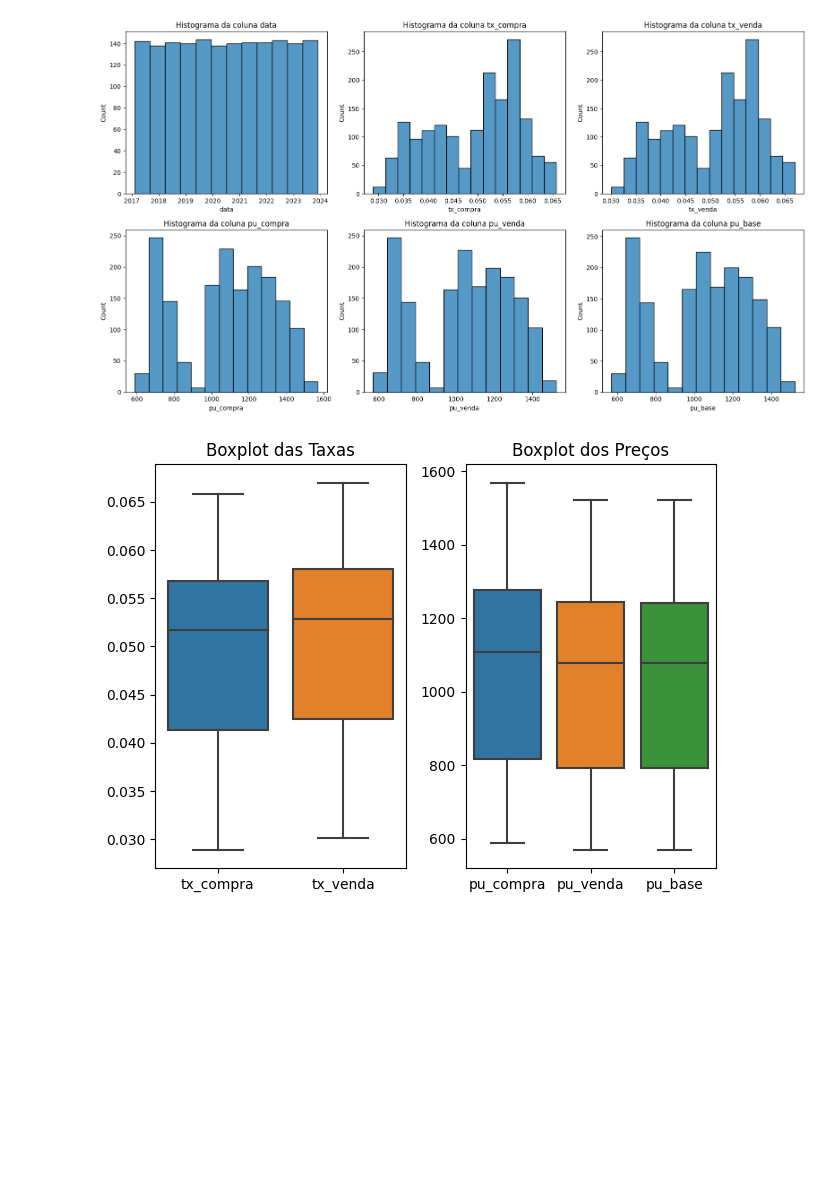
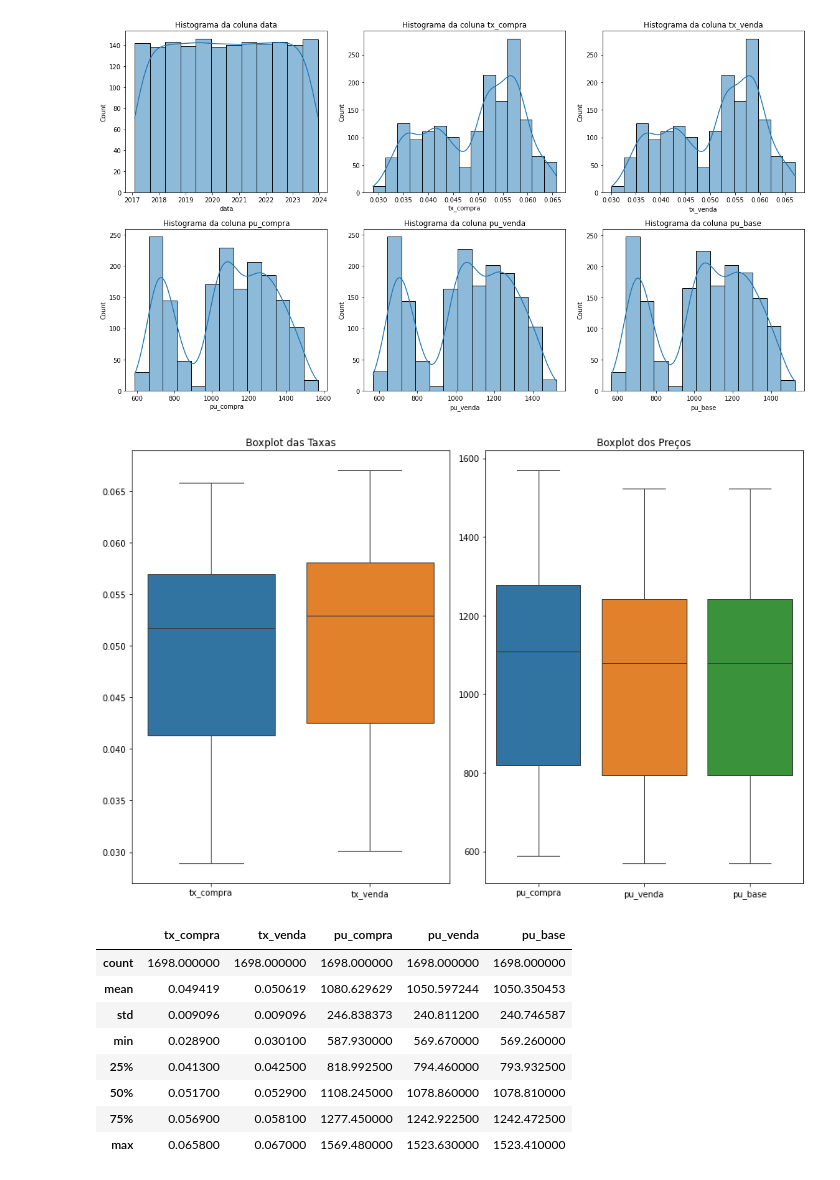
Before and after one commit to viniciussuares/portfolio, a Jupyter notebook: TesouroIPCA2045/EDA.ipynb, the cells around one changed output. Drawn from its saved outputs; the diff is of its cells as text; code cells hidden in the pictures; blank space fills up the shorter version.

```diff
--- a/TesouroIPCA2045/EDA.ipynb
+++ b/TesouroIPCA2045/EDA.ipynb
@@ -70,28 +86,39 @@ axes = axes.ravel()
 
 for i, coluna in enumerate(df.columns):
   ax = axes[i]
-  sns.histplot(df[coluna], ax=ax)
+  sns.histplot(df[coluna], ax=ax, kde=True)
   ax.set_title(f'Histograma da coluna {coluna}')
 
 plt.tight_layout()
 plt.show()
 # %% [output]
-[figure, old version]
+[figure, new version]
 # %%
-# Boxplot para visualizar distribuição numericamente
+# Boxplot para visualizar distribuição numericamente, seguido por df.describe()
 df_taxas = df.iloc[:,1:3]
 df_precos = df.iloc[:, 3:]
 
-fig, axes = plt.subplots(1, 2)
+fig, axes = plt.subplots(1, 2, figsize=(12, 8))
 axes = axes.ravel()
 
-sns.boxplot(df_taxas, ax=axes[0])
-sns.boxplot(df_precos, ax=axes[1])
+sns.boxplot(data=df_taxas, ax=axes[0])
+sns.boxplot(data=df_precos, ax=axes[1])
 
 axes[0].set_title("Boxplot das Taxas")
 axes[1].set_title("Boxplot dos Preços")
 
 plt.tight_layout()
 plt.show()
+
+df.describe()
 # %% [output]
-[figure, old version]
+[figure, new version]
+|  | tx_compra | tx_venda | pu_compra | pu_venda | pu_base |
+| count | 1698.000000 | 1698.000000 | 1698.000000 | 1698.000000 | 1698.000000 |
+| mean | 0.049419 | 0.050619 | 1080.629629 | 1050.597244 | 1050.350453 |
+| std | 0.009096 | 0.009096 | 246.838373 | 240.811200 | 240.746587 |
+| min | 0.028900 | 0.030100 | 587.930000 | 569.670000 | 569.260000 |
+| 25% | 0.041300 | 0.042500 | 818.992500 | 794.460000 | 793.932500 |
+| 50% | 0.051700 | 0.052900 | 1108.245000 | 1078.860000 | 1078.810000 |
+| 75% | 0.056900 | 0.058100 | 1277.450000 | 1242.922500 | 1242.472500 |
+| max | 0.065800 | 0.067000 | 1569.480000 | 1523.630000 | 1523.410000 |
```
Also changed, not shown: parts of 17 cells of this notebook.
